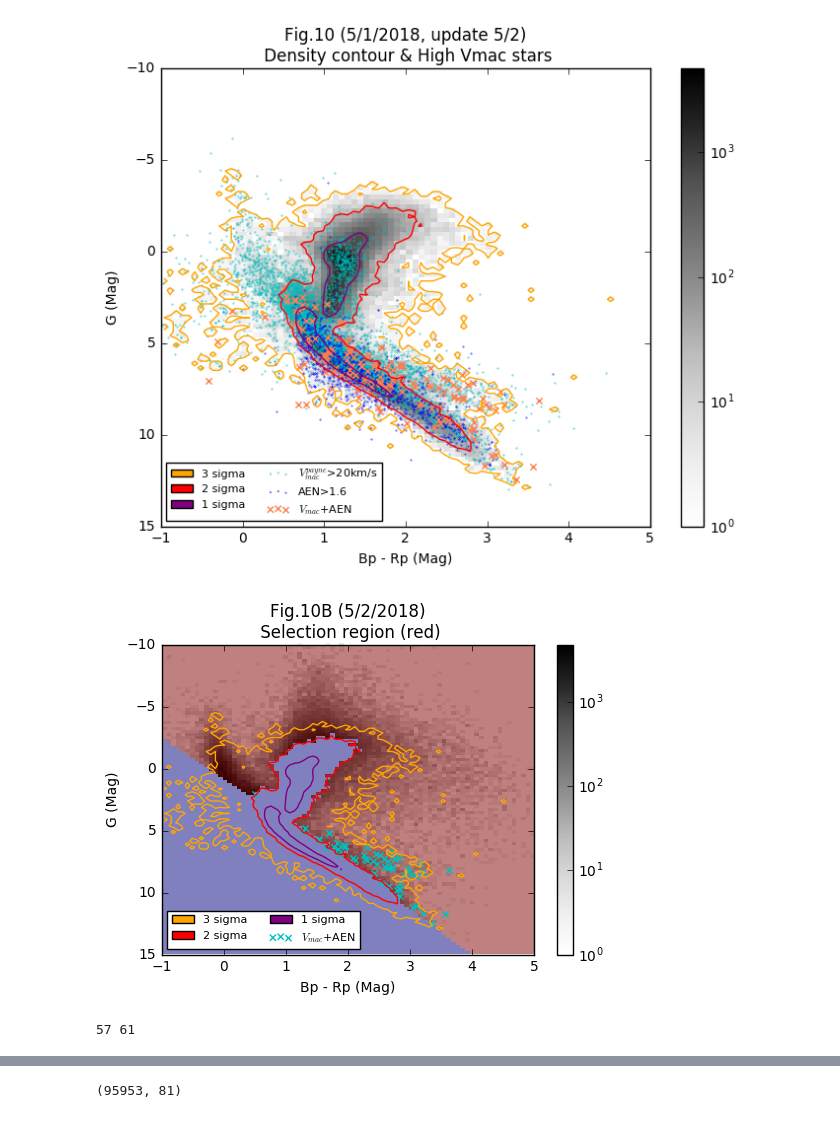
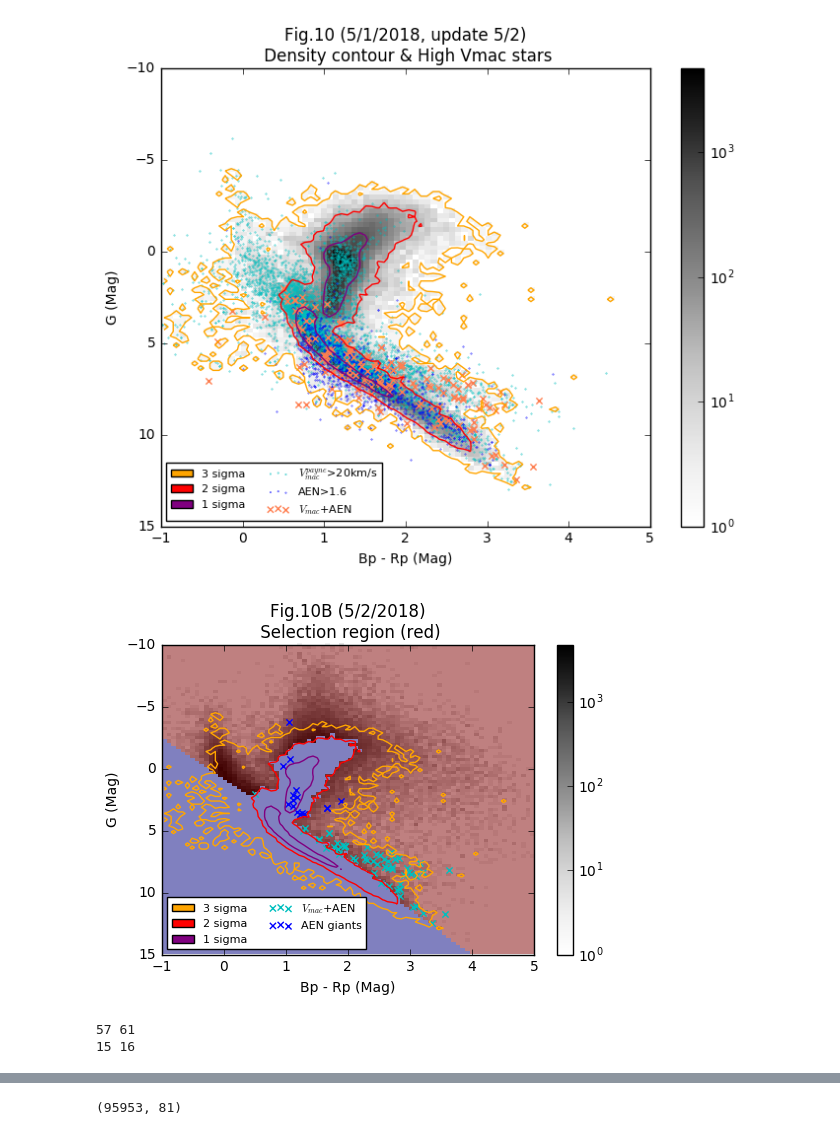
Before and after one commit to liuxx479/MW-BHs, a Jupyter notebook: plot-gaia-match.ipynb, the cells around one changed output, grey strips where cells are left out. Saved outputs shown, nothing was run; the diff lists cells and outputs as text; code cells hidden in the pictures.

Commit message:
RV scatter

```diff
--- a/plot-gaia-match.ipynb
+++ b/plot-gaia-match.ipynb
@@ -418,40 +419,49 @@ iGcorr[isnan(Gcorr)]=99
 coords_pass = test_pass(zip(color_corr,  iGcorr)).astype(int)
 ################
 # %%
+cut_giants=( (4*color_corr-1) >Gcorr) & (Gcorr<4)
+# cut_giants = ( (4*color_corr+100) >Gcorr)
 f, ax =subplots(1,1,figsize=(6,4))
 # cb=ax.imshow(ihist.T, norm=mpl.colors.LogNorm(), cmap=mpl.cm.Greys,
 #           interpolation='nearest',aspect='auto',extent=(c0,c1,m0,m1),origin='lower')
 f.colorbar(cb, ax=ax)
 ax.hist2d((Bcorr-Rcorr)[coords_pass>0], Gcorr[coords_pass>0], bins=(bin0, bin1),
           norm=mpl.colors.LogNorm(), cmap=mpl.cm.Greys)
 ax.contour(X,Y,ihist, levels=levels,colors=('orange','red','purple'))
 ax.set_xlim(c0,c1)
 ax.set_ylim(m0,m1)
 proxy=[plt.Rectangle((0,0),1,1,ec=None, fc=icolor) for icolor in ('orange','red','purple')]
 
-ilabels=['3 sigma', '2 sigma', '1 sigma',  '$V_{mac}$+AEN']
+ilabels=['3 sigma', '2 sigma', '1 sigma',  '$V_{mac}$+AEN', 'AEN giants']
 p3=ax.scatter((Bcorr-Rcorr)[cut_AEN&cut_vmac&(coords_pass>0)],
               Gcorr[cut_AEN&cut_vmac&(coords_pass>0)],c='c',marker=u'x',edgecolors='face')
+p4=ax.scatter((Bcorr-Rcorr)[cut_AEN&cut_giants],
+              Gcorr[cut_AEN&cut_giants],c='b',marker=u'x',edgecolors='face')
 proxy.append(p3)
+proxy.append(p4)
 ax.legend(proxy, ilabels,loc=3,fontsize=8,ncol=2)
 
 ax.imshow(cells_pass.T, interpolation='nearest',aspect='auto',extent=(c0,c1,m0,m1),origin='lower',alpha=0.5)
 
 ax.invert_yaxis()
 ax.set_xlabel('Bp - Rp (Mag)')
 ax.set_ylabel('G (Mag)')
 ax.set_title('Fig.10B (5/2/2018)\n Selection region (red)')
 
 show()
 # %% [output]
-[figure, old version]
+[figure, new version]
 # %%
 sum(coords_pass), sum(cut_AEN&cut_vmac&(coords_pass>0))
 idx_selected = where(cut_AEN&cut_vmac&(coords_pass>0))[0]
 id_selected = hdulist[1].data['APOGEE_ID'][idx_apo][idx_selected]
 print len(unique(id_selected)), len(id_selected)
-savetxt('APOGEE_ID_AEN_VMAC_MAG_cut.txt',id_selected, fmt='%s')
+#savetxt('APOGEE_ID_AEN_VMAC_MAG_cut.txt',id_selected, fmt='%s')
+idx_selected_giants = where(cut_AEN&cut_giants)[0]
+id_selected_giants = hdulist[1].data['APOGEE_ID'][idx_apo][idx_selected_giants]
+print len(unique(id_selected_giants)), len(id_selected_giants)
 # %% [output]
 57 61
+15 16
 # %%
 id_selected
```
Also changed, not shown: parts of 9 cells of this notebook.
